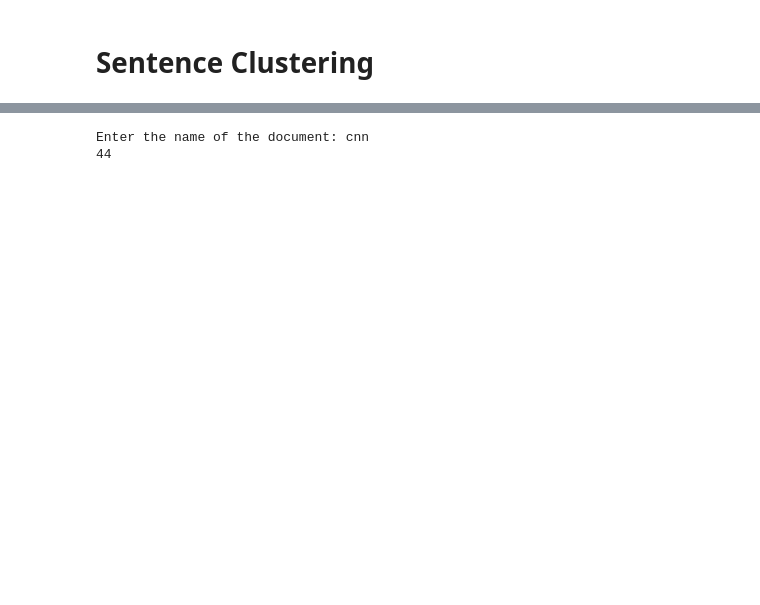
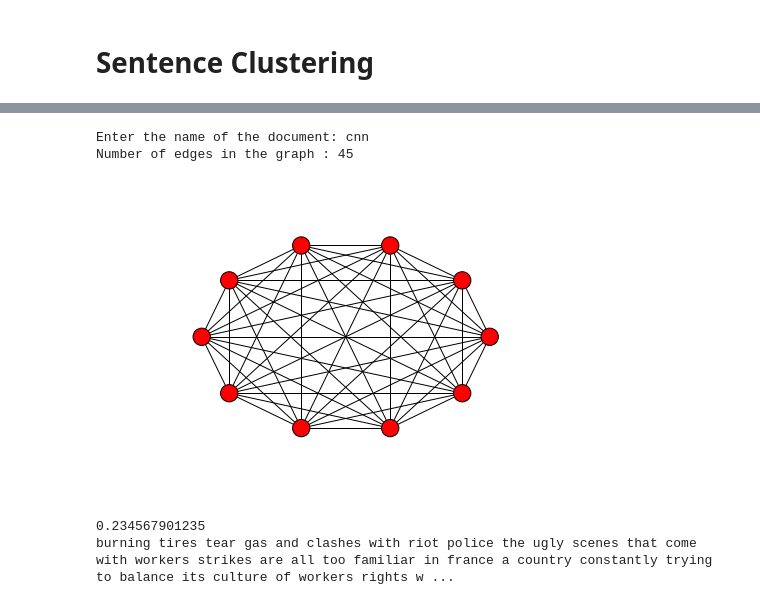
Before and after one commit to rurouni-najeeb/mynz_jmi, a Jupyter notebook: extractive/najeeb/summarization.ipynb, the cells around one changed output, grey strips where cells are left out. Drawn from its saved outputs; the diff is of its cells as text; code cells hidden in the pictures; blank space fills up the shorter version.

```diff
--- a/extractive/najeeb/summarization.ipynb
+++ b/extractive/najeeb/summarization.ipynb
@@ -84,7 +94,7 @@ the governments violent words its contempt for the social movement and its refus
 # %% [markdown]
 # Sentence Clustering
 # %%
-## STATISTICAL SIMILARITY
+'''## STATISTICAL SIMILARITY
 def statistical(si,sj):
     ## Stemming the strings so that they donot contain any verb forms
     stemmer = nltk.stem.porter.PorterStemmer()
@@ -99,5 +109,23 @@ def statistical(si,sj):
     tfidf = vectorizer.fit_transform([si,sj])
     ## Calculating the cosine similarity
     return ((tfidf * tfidf.T).A)[0,1]
-statistical("Hello my name is Najeeb","Hello my name is Yasir")
+for i in G.nodes():
+    for j in G.edges():
+        print statistical(i,j)
+'''
+def statistical(sen1, sen2):
+    #sen1 = sen1.strip().split()
+    #sen2 = sen2.strip().split()
+    #Case Insensitive Cosine Similarity
+    count1 = Counter(w.lower() for w in re.findall(r"\w+", sen1))
+    count2 = Counter(w.lower() for w in re.findall(r"\w+", sen2))
+    intxn = set(count1.keys()) & set(count2.keys())
+    num = sum([count1[x] * count2[x] for x in intxn])
+    mod1 = sum([count1[x]**2 for x in count1.keys()])
+    mod2 = sum([count2[x]**2 for x in count2.keys()])
+    den = sqrt(mod1)*sqrt(mod2)
+    return float(num)/den
+for i in G.nodes():
+    for j in G.nodes():
+        print statistical(i,j)
 # %% [output]
@@ -109,7 +153,7 @@ def semantic_score(word1, word2):
     try:
         w1 = wn.synset('%s.n.01'%(word1))
         w2 = wn.synset('%s.n.01'%(word2))
-        return w1.path_similarity(w2)
+        return wn.path_similarity(w1,w2,simulate_root = False)
     except:
         return 0
 ## Calculate the semantic score of two sentences
@@ -120,9 +164,12 @@ def sentence_semantic(string1, string2):
     token2 = nltk.word_tokenize(string2)
     for t1 in nltk.pos_tag(token1):
         for t2 in nltk.pos_tag(token2):
-            if(t1[1] == 'NN' and t2[1] == 'NN'):
+            if(t1[1].startswith('NN') and t2[1].startswith('NN')):
                 score += semantic_score(t1[0],t2[0])
                 count += 1
     return score
-print sentence_semantic('this is a gorilla eating a fruit', 'this is a cat drinking milk')
+print sentence_semantic('My name is Yasir', 'My name is Najeeb')
+for i in G.nodes():
+    for j in G.nodes():
+        print sentence_semantic(i,j)
 # %% [output]
@@ -136,24 +199,36 @@ print sentence_semantic('this is a gorilla eating a fruit', 'this is a cat drink
 # %%
 ## GRAPH IMPLEMENTATION OF THE TEXT
 ## Using the NetworkX library and constructing edges
 ## between the graph only on the basis of semantic
 ## and syntactic similarity of the two node
 G = nx.Graph()
 filename = str(raw_input("Enter the name of the document: "))
 with open(filename,"r") as text:
     for line in text:
         G.add_node(line)
 for nodei in G.nodes():
     for nodej in G.nodes():
         if nodei != nodej:
-            if(statistical(nodei,nodej) > 1):
-                G.add_edge(nodei,nodej)
-            if(sentence_semantic(nodei,nodej) > 0.8):
-                G.add_edge(nodei,nodej)
+            #if(statistical(nodei,nodej) >= 0.3):
+            G.add_edge(nodei,nodej,weight = (1 - statistical(nodei,nodej) + sentence_semantic(nodei,nodej)),color = 'blue',label = 'stat')
+            #if(sentence_semantic(nodei,nodej)):
+                #G.add_edge(nodei,nodej,weight = sentence_semantic(nodei,nodej),color = 'green',label = 'sem')
 
-print "Number of edges in the graph" + " : " + len(G.edges())
+print "Number of edges in the graph" + " : " + str(len(G.edges()))
 nx.draw_circular(G)
 plt.show()
 # %% [output]
 Enter the name of the document: cnn
-44
+Number of edges in the graph : 45
+[figure, added]
+# %%
+## MAIN VETEX SELECTION
+max_val = max(tf.values())
+print max_val
+for i in tf:
+    if tf[i] == max_val:
+        main_vertex = i
+print main_vertex
+# %% [output]
+0.234567901235
+burning tires tear gas and clashes with riot police the ugly scenes that come with workers strikes are all too familiar in france a country constantly trying to balance its culture of workers rights w ...
```
Also changed, not shown: parts of 10 cells of this notebook, 1 other file.
